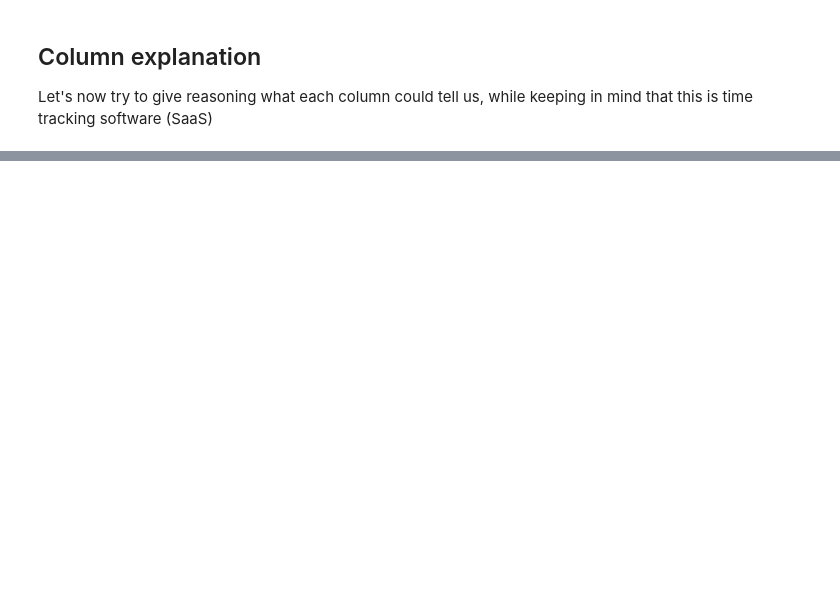
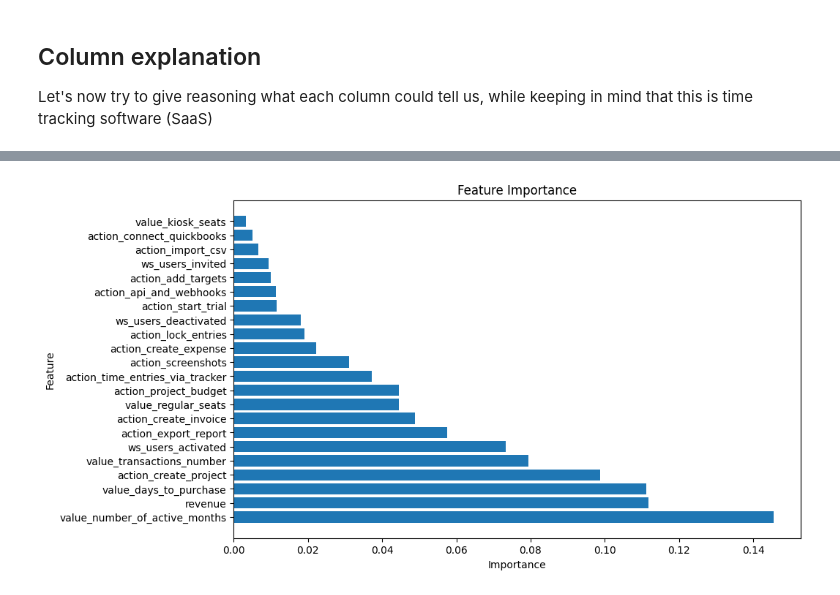
Before and after one commit to AdelisaSoft/CAKETask, a Jupyter notebook: notebooks/churn_task_part_2_feature_importance.ipynb, the cells around one changed output, grey strips where cells are left out. Cells and saved outputs as stored; diff of their text form; code cells hidden in the pictures; blank space fills up the shorter version.

Commit message:
feat: finishing feature imporatance, adding training data

```diff
--- a/notebooks/churn_task_part_2_feature_importance.ipynb
+++ b/notebooks/churn_task_part_2_feature_importance.ipynb
@@ -69,0 +77,21 @@ Let's now try to give reasoning what each column could tell us, while keeping in
+# %%
+X = churn_df.drop(['churned_status', 'country'], axis=1)
+y = churn_df['churned_status']  # Target variable
+
+# Create a Random Forest classifier
+rf_classifier = RandomForestClassifier(n_estimators=100, random_state=42)
+
+# Fit the classifier to your data
+rf_classifier.fit(X, y)
+
+# Get feature importances from the trained model
+feature_importances = rf_classifier.feature_importances_
+
+# Create a DataFrame to display feature importances
+importance_df = pd.DataFrame({'Feature': X.columns, 'Importance': feature_importances})
+
+# Sort the DataFrame by importance values in descending order
+importance_df = importance_df.sort_values(by='Importance', ascending=False)
+
+# Showing the results
+importance_df.head(20)
@@ -69,0 +116,9 @@ Let's now try to give reasoning what each column could tell us, while keeping in
+# %%
+plt.figure(figsize=(10, 6))
+plt.barh(importance_df['Feature'], importance_df['Importance'])
+plt.xlabel('Importance')
+plt.ylabel('Feature')
+plt.title('Feature Importance')
+plt.show()
+# %% [output]
+[figure, added]
```
Also changed, not shown: parts of 6 cells of this notebook, 3 other files.
